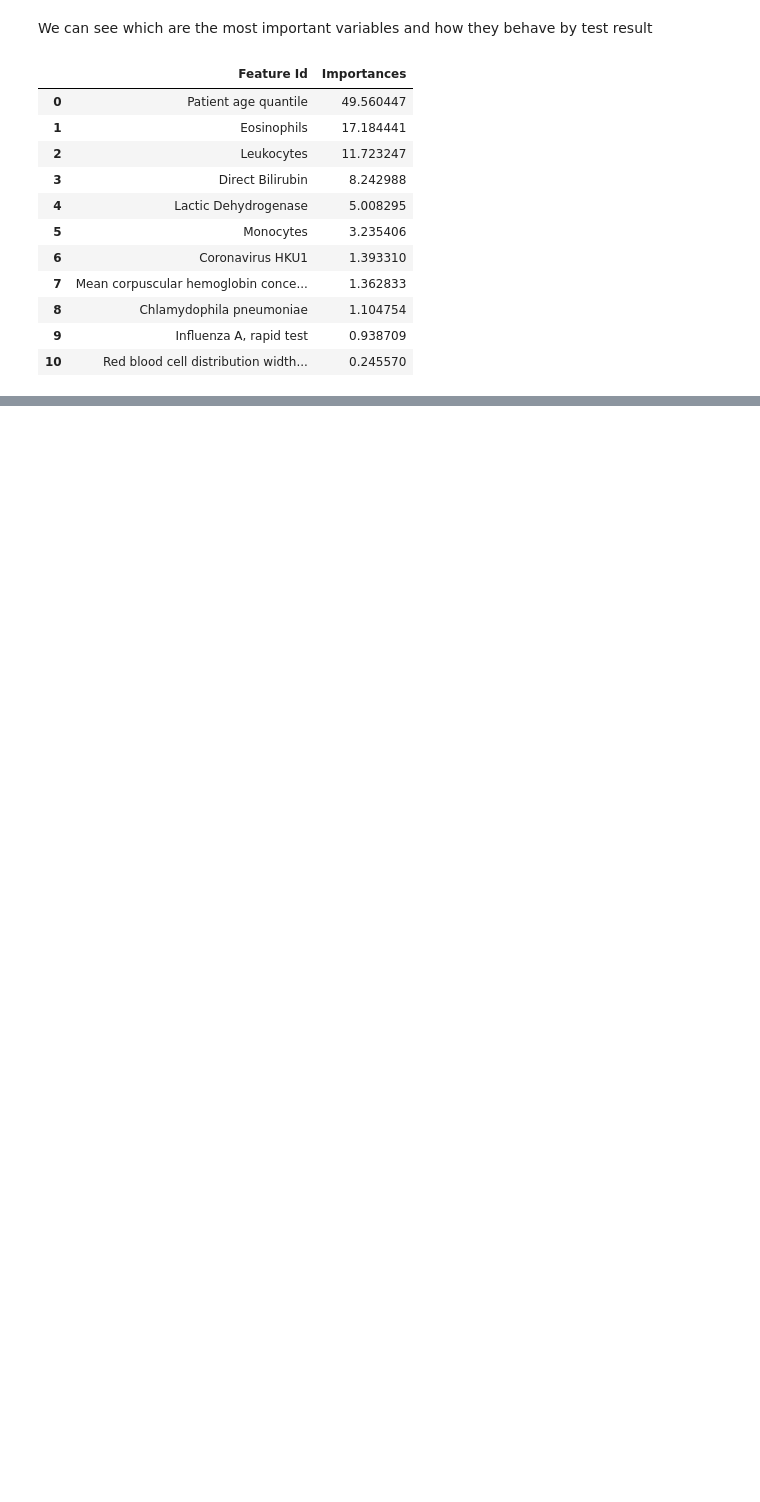
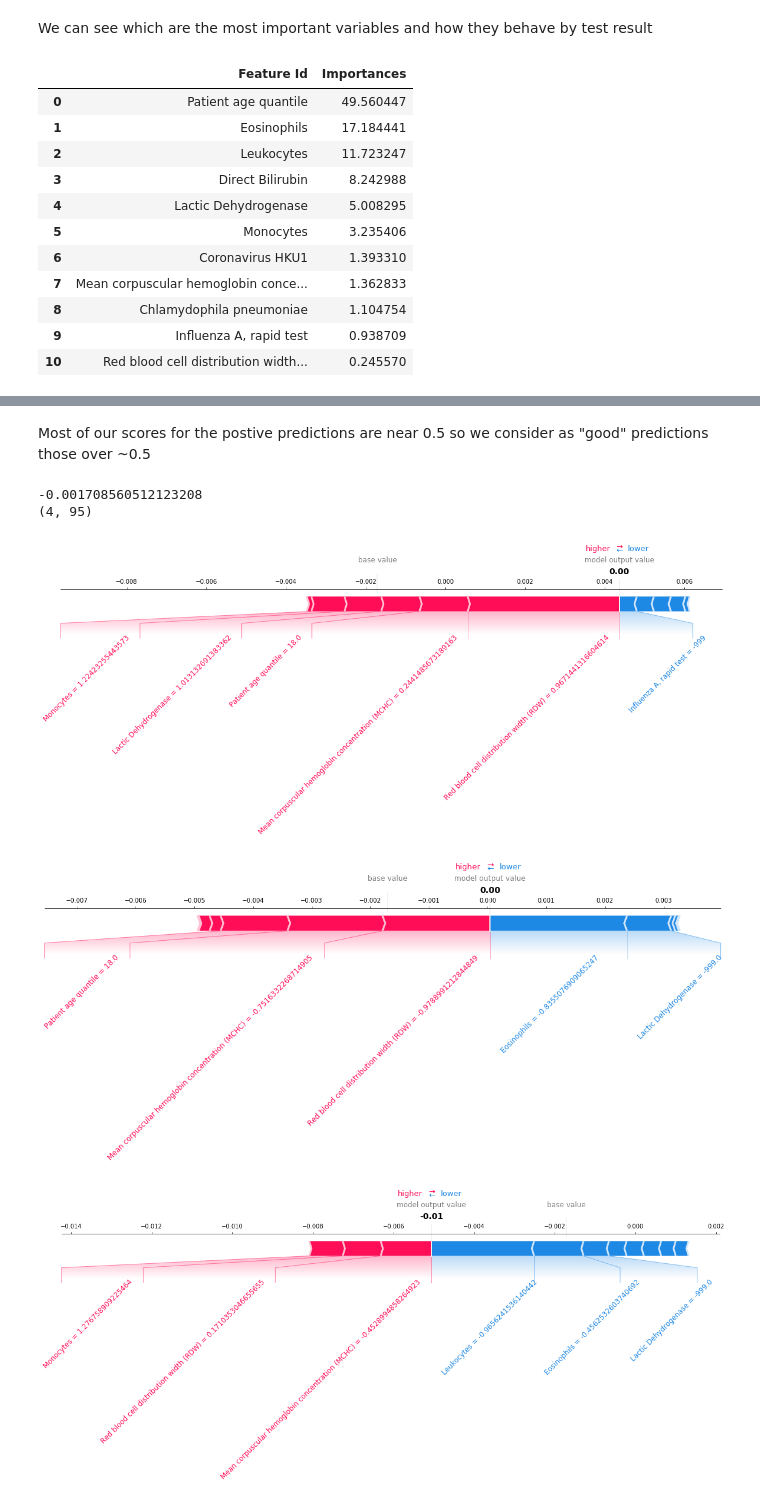
Before and after one commit to leandromaf/covid19-test-prediction, a Jupyter notebook: notebooks/COVID_Tests_results_prediction_with_Catboost.ipynb, the cells around one changed output, grey strips where cells are left out. Drawn from its saved outputs; the diff is of its cells as text; code cells hidden in the pictures; blank space fills up the shorter version.

```diff
--- a/notebooks/COVID_Tests_results_prediction_with_Catboost.ipynb
+++ b/notebooks/COVID_Tests_results_prediction_with_Catboost.ipynb
@@ -734,0 +667,19 @@ for i in range(important_features.shape[0]):
+# %% [markdown]
+Most of our scores for the postive predictions are near 0.5 so we consider as "good" predictions those over ~0.5
+# %%
+good_true_positives_index = np.where(best_model.predict_proba(true_datapoints)[:,1] >= 0.52)[0]
+good_true_positives_datapoints = true_datapoints.iloc[good_true_positives_index,:]
+pool_gtp = Pool(data=good_true_positives_datapoints, label=pd.Series(np.ones(good_true_positives_datapoints.shape[0])), cat_features=categorical_features_indices)
+shap_values_gtp = model.get_feature_importance(pool_gtp, type='ShapValues')
+expected_value = shap_values_gtp[0,-1]
+print(expected_value)
+shap_values_gtp = shap_values_gtp[:,:-1]
+print(shap_values_gtp.shape)
+for i in range(good_true_positives_datapoints.shape[0]):
+    shap.force_plot(expected_value, shap_values_gtp[i,:], good_true_positives_datapoints.iloc[i,:],matplotlib=True,text_rotation=45)
+# %% [output]
+-0.001708560512123208
+(4, 95)
+[figure, added]
+[figure, added]
+[figure, added]
```
Also changed, not shown: parts of 36 cells of this notebook, 1 other file.
